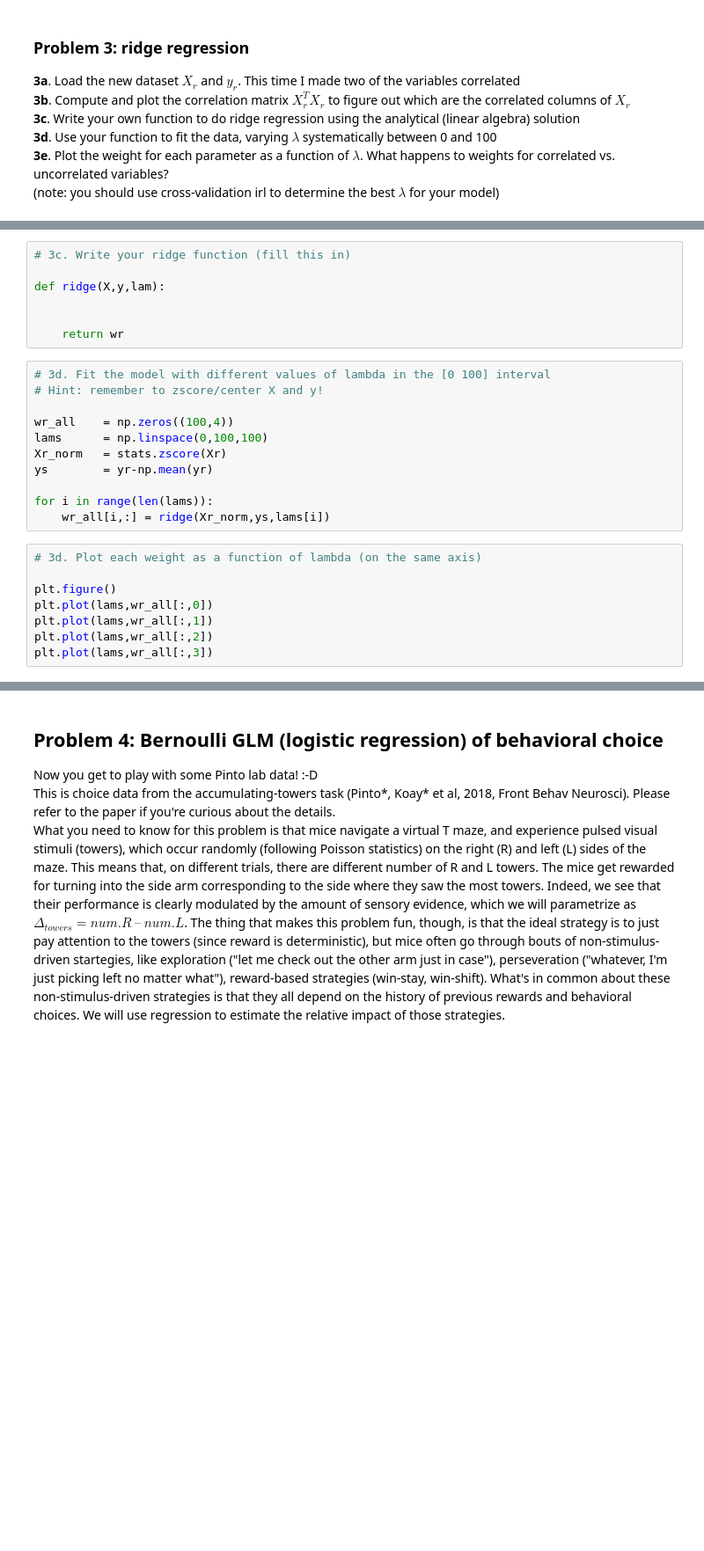
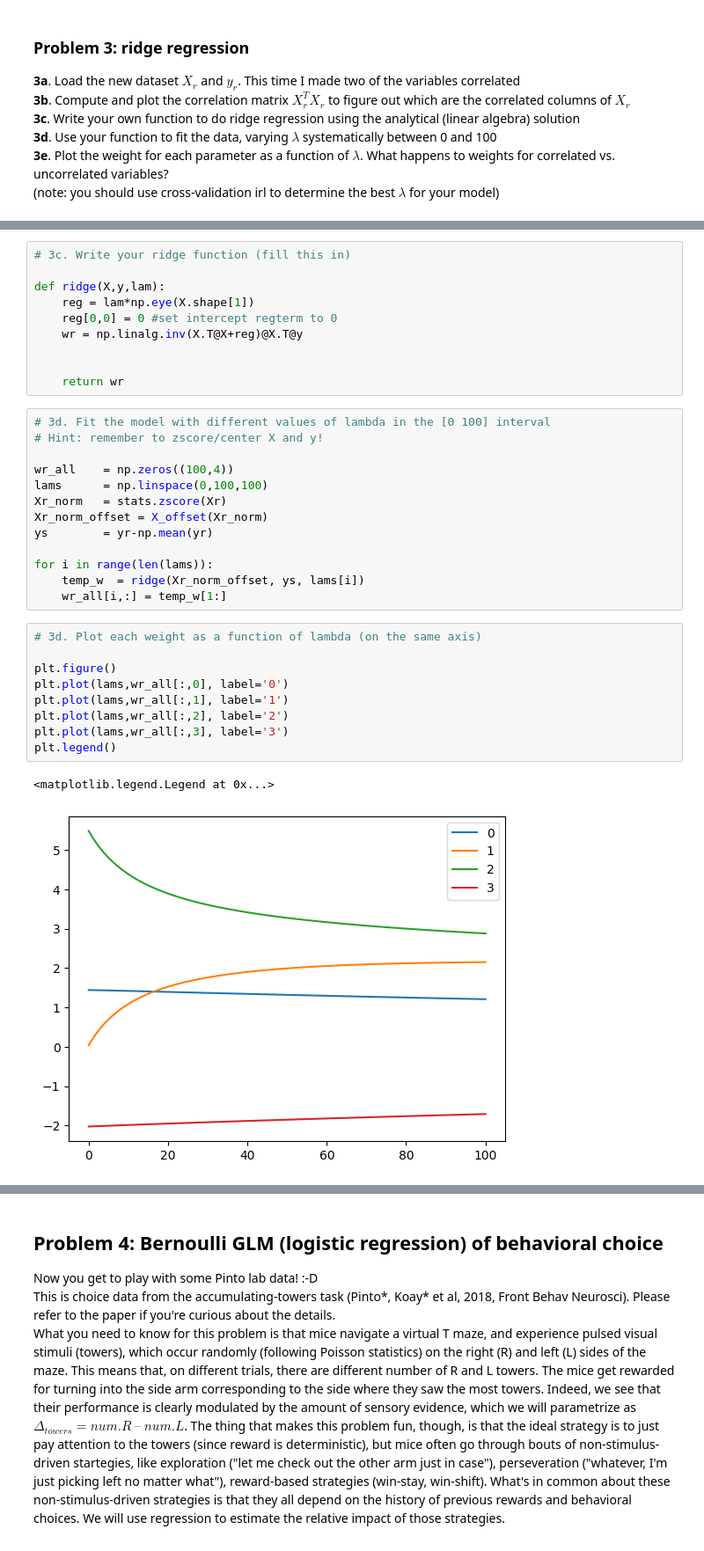
Before and after one commit to dbasrai/nuin443, a Jupyter notebook: problemSets/NUIN443_ps1_Regression-diya.ipynb, the cells around one changed output, grey strips where cells are left out. Shown at 88% size. Saved outputs shown, nothing was run; the diff lists cells and outputs as text; blank space fills up the shorter version.

```diff
--- a/problemSets/NUIN443_ps1_Regression-diya.ipynb
+++ b/problemSets/NUIN443_ps1_Regression-diya.ipynb
@@ -166,6 +166,9 @@ with open(filename, 'rb') as handle:
 # 3c. Write your ridge function (fill this in)
 
 def ridge(X,y,lam):
+    reg = lam*np.eye(X.shape[1])
+    reg[0,0] = 0 #set intercept regterm to 0
+    wr = np.linalg.inv(X.T@X+reg)@X.T@y
 
 
     return wr
@@ -176,17 +179,23 @@ def ridge(X,y,lam):
 wr_all    = np.zeros((100,4))
 lams      = np.linspace(0,100,100)
 Xr_norm   = stats.zscore(Xr)
+Xr_norm_offset = X_offset(Xr_norm)
 ys        = yr-np.mean(yr)
 
 for i in range(len(lams)):
-    wr_all[i,:] = ridge(Xr_norm,ys,lams[i])
+    temp_w  = ridge(Xr_norm_offset, ys, lams[i])
+    wr_all[i,:] = temp_w[1:]
 # %%
 # 3d. Plot each weight as a function of lambda (on the same axis)
 
 plt.figure()
-plt.plot(lams,wr_all[:,0])
-plt.plot(lams,wr_all[:,1])
-plt.plot(lams,wr_all[:,2])
-plt.plot(lams,wr_all[:,3])
+plt.plot(lams,wr_all[:,0], label='0')
+plt.plot(lams,wr_all[:,1], label='1')
+plt.plot(lams,wr_all[:,2], label='2')
+plt.plot(lams,wr_all[:,3], label='3')
+plt.legend()
+# %% [output]
+<matplotlib.legend.Legend at 0x...>
+[figure, added]
 # %%
 # 3d. What happens to weights for correlated vs. uncorrelated variables? (answer as a comment)
```
Also changed, not shown: parts of 24 cells of this notebook, 1 other file.
